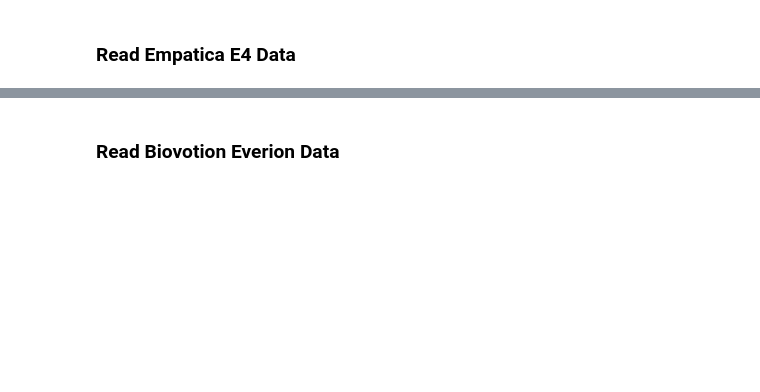
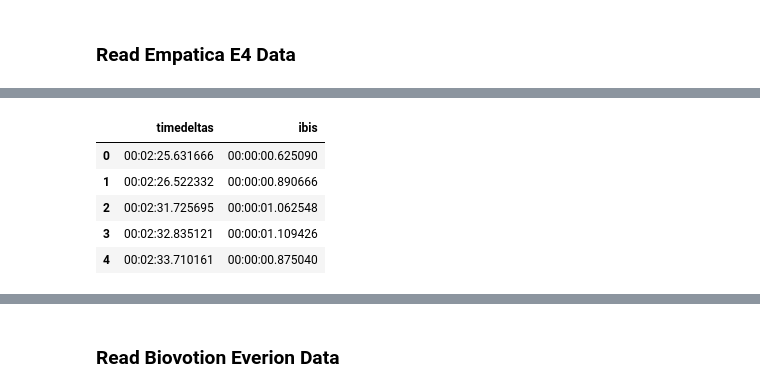
Before and after one commit to hpi-dhc/devicely, a Jupyter notebook: example.ipynb, the cells around one changed output, grey strips where cells are left out. Drawn from its saved outputs; the diff is of its cells as text; code cells hidden in the pictures; blank space fills up the shorter version.

```diff
--- a/example.ipynb
+++ b/example.ipynb
@@ -30,0 +69,14 @@ empatica.data.head()
+# %%
+empatica.ACC
+empatica.EDA
+empatica.BVP
+empatica.HR
+empatica.TEMP
+empatica.IBI.head()
+# %% [output]
+|  | timedeltas | ibis |
+| 0 | 00:02:25.631666 | 00:00:00.625090 |
+| 1 | 00:02:26.522332 | 00:00:00.890666 |
+| 2 | 00:02:31.725695 | 00:00:01.062548 |
+| 3 | 00:02:32.835121 | 00:00:01.109426 |
+| 4 | 00:02:33.710161 | 00:00:00.875040 |
```
Also changed, not shown: parts of 15 cells of this notebook, 1 other file.
